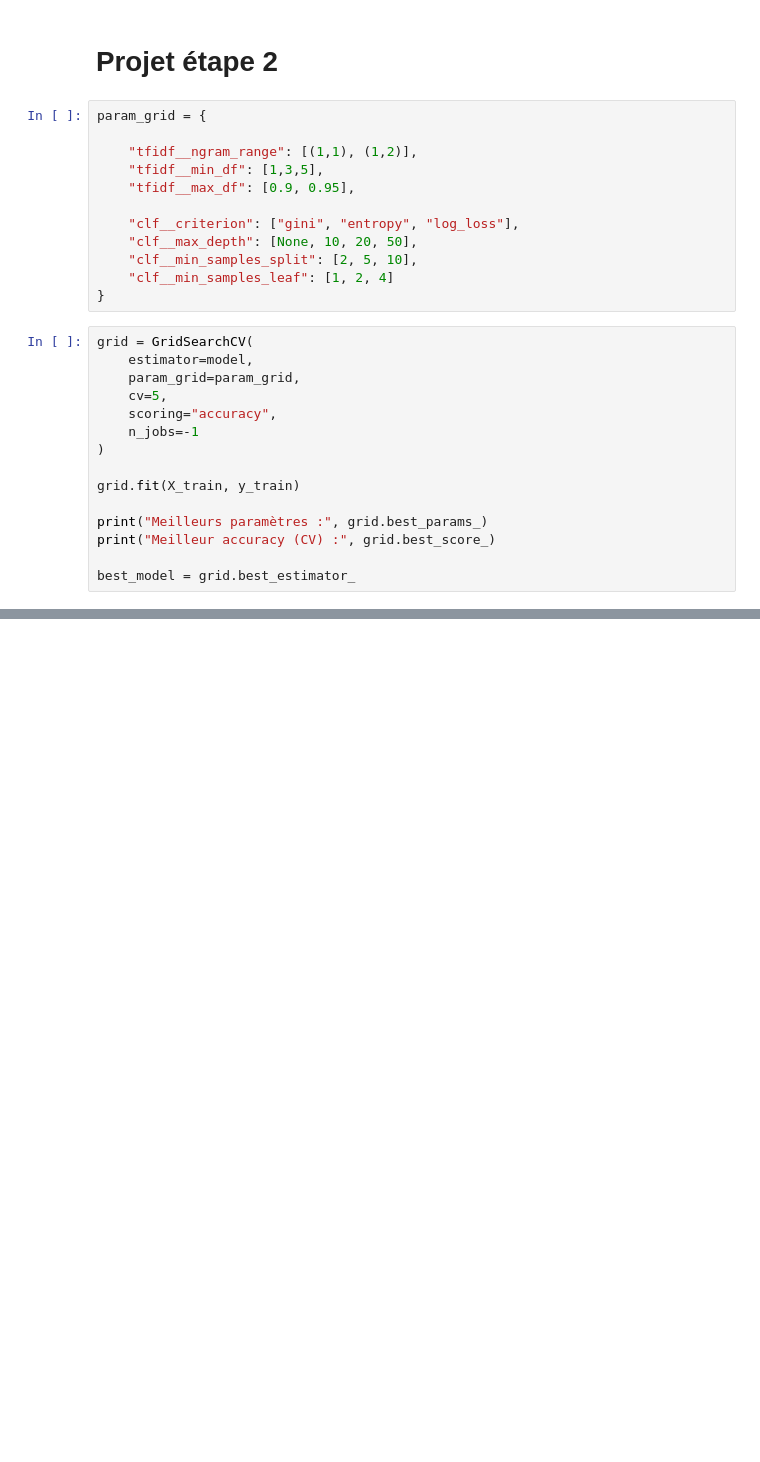
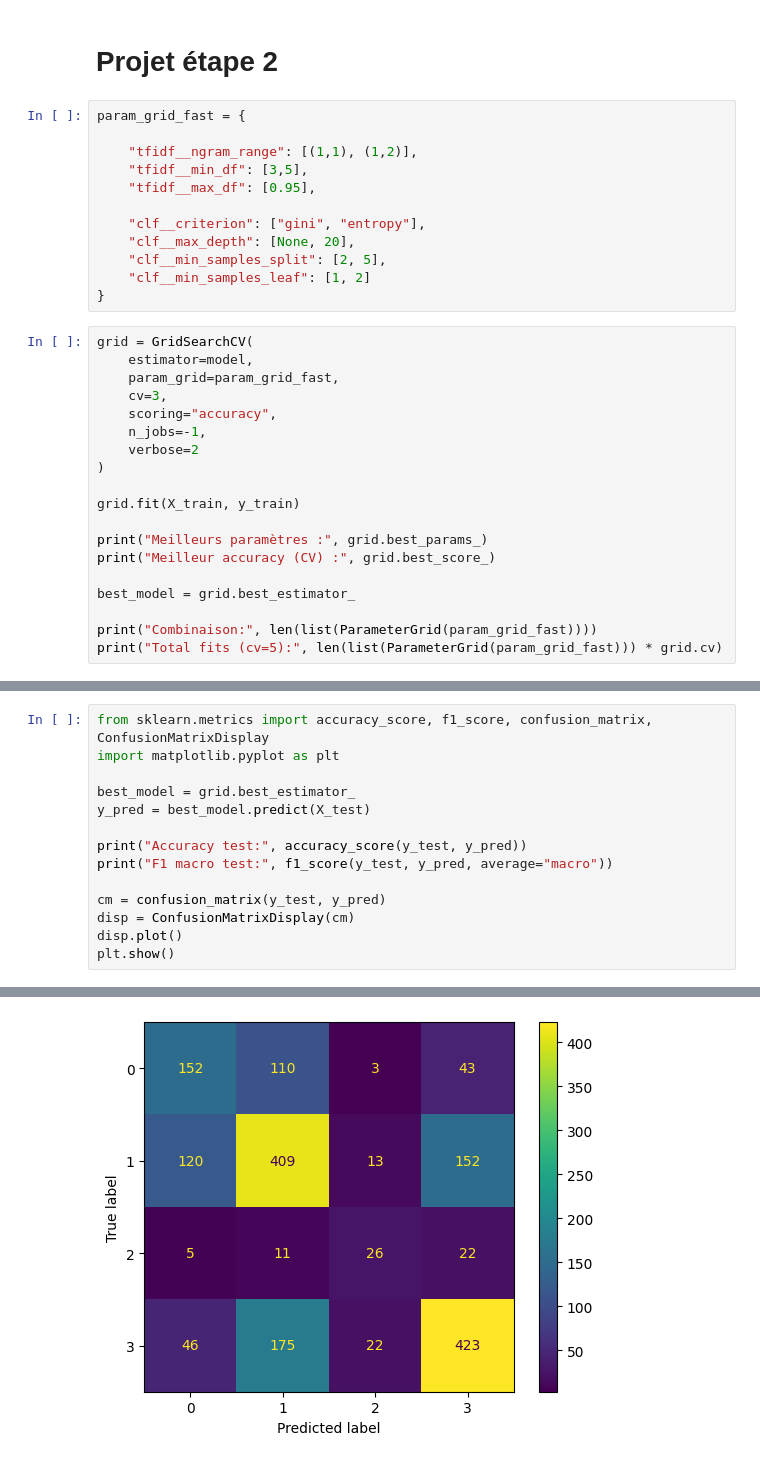
Before and after one commit to PieroLB/SmartHome-ML, a Jupyter notebook: Step1.ipynb, the cells around one changed output, grey strips where cells are left out. Cells and saved outputs as stored; diff of their text form; blank space fills up the shorter version.

Commit message:
Évaluation sur le jeu de test

```diff
--- a/Step1.ipynb
+++ b/Step1.ipynb
@@ -223,24 +223,25 @@ Ce modèle baseline permet surtout de fournir un point de départ minimal permet
 # %% [markdown]
 # **Projet étape 2**
 # %%
-param_grid = {
+param_grid_fast = {
 
     "tfidf__ngram_range": [(1,1), (1,2)],
-    "tfidf__min_df": [1,3,5],
-    "tfidf__max_df": [0.9, 0.95],
+    "tfidf__min_df": [3,5],
+    "tfidf__max_df": [0.95],
 
-    "clf__criterion": ["gini", "entropy", "log_loss"],
-    "clf__max_depth": [None, 10, 20, 50],
-    "clf__min_samples_split": [2, 5, 10],
-    "clf__min_samples_leaf": [1, 2, 4]
+    "clf__criterion": ["gini", "entropy"],
+    "clf__max_depth": [None, 20],
+    "clf__min_samples_split": [2, 5],
+    "clf__min_samples_leaf": [1, 2]
 }
 # %%
 grid = GridSearchCV(
     estimator=model,
-    param_grid=param_grid,
-    cv=5,
+    param_grid=param_grid_fast,
+    cv=3,
     scoring="accuracy",
-    n_jobs=-1
+    n_jobs=-1,
+    verbose=2
 )
 
 grid.fit(X_train, y_train)
@@ -249,4 +250,7 @@ print("Meilleurs paramètres :", grid.best_params_)
 print("Meilleur accuracy (CV) :", grid.best_score_)
 
 best_model = grid.best_estimator_
+
+print("Combinaison:", len(list(ParameterGrid(param_grid_fast))))
+print("Total fits (cv=5):", len(list(ParameterGrid(param_grid_fast))) * grid.cv)
 # %% [output]
@@ -255,0 +262,15 @@ Error:
+# %%
+from sklearn.metrics import accuracy_score, f1_score, confusion_matrix, ConfusionMatrixDisplay
+import matplotlib.pyplot as plt
+
+best_model = grid.best_estimator_
+y_pred = best_model.predict(X_test)
+
+print("Accuracy test:", accuracy_score(y_test, y_pred))
+print("F1 macro test:", f1_score(y_test, y_pred, average="macro"))
+
+cm = confusion_matrix(y_test, y_pred)
+disp = ConfusionMatrixDisplay(cm)
+disp.plot()
+plt.show()
+# %% [output]
@@ -255,0 +279 @@ Error:
+[figure, added]
```
Also changed, not shown: parts of 4 cells of this notebook.
